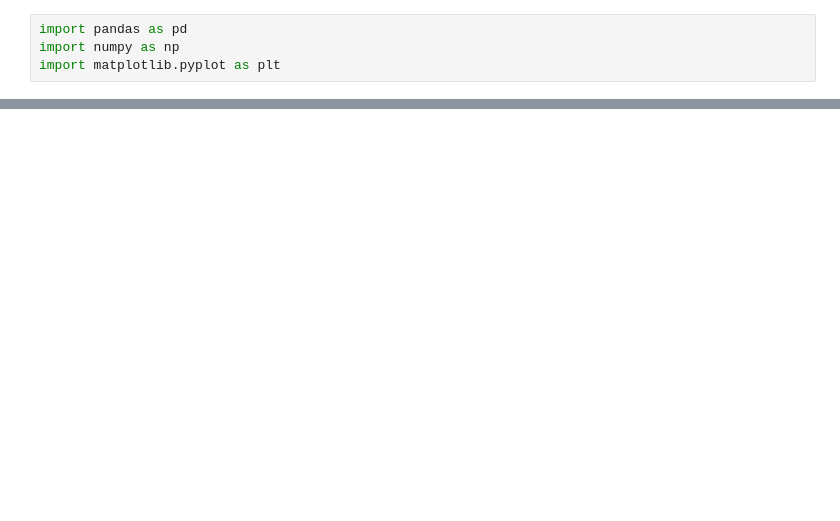
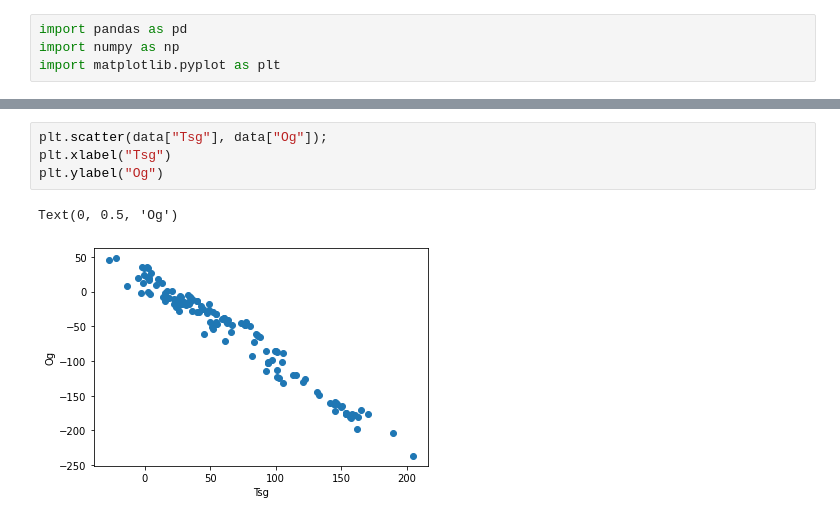
Before and after one commit to schwarzlab-ccb/SimChA, a Jupyter notebook: notebooks/fitness.ipynb, the cells around one changed output, grey strips where cells are left out. Drawn from its saved outputs; the diff is of its cells as text; blank space fills up the shorter version.

```diff
--- a/notebooks/fitness.ipynb
+++ b/notebooks/fitness.ipynb
@@ -59,0 +48,7 @@ TypeError: object of type 'map' has no len()
+# %%
+plt.scatter(data["Tsg"], data["Og"]);
+plt.xlabel("Tsg")
+plt.ylabel("Og")
+# %% [output]
+Text(0, 0.5, 'Og')
+[figure, added]
```
Also changed, not shown: parts of 6 cells of this notebook, 6 other files.
